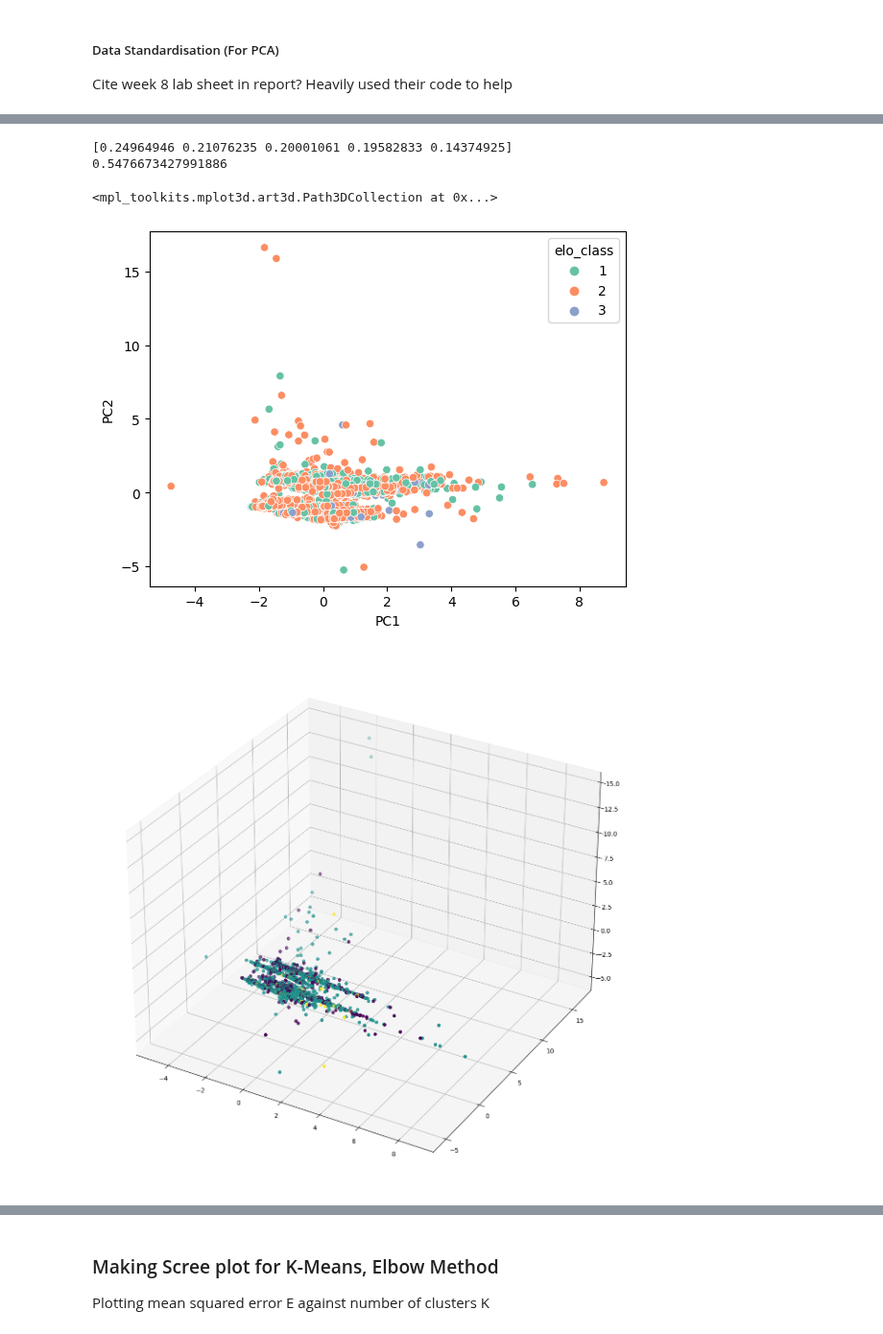
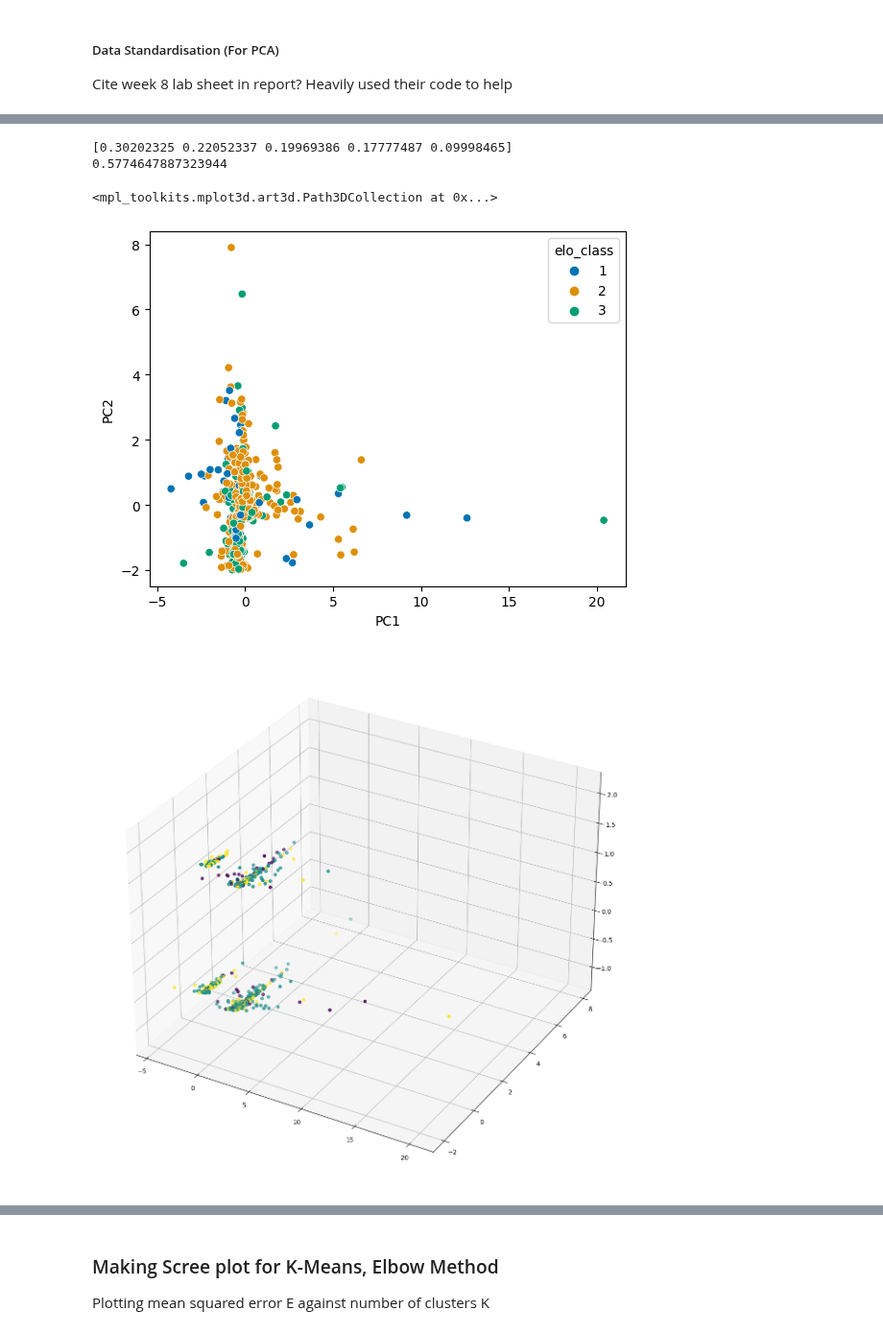
Before and after one commit to leon0241/fds-assignment-3, a Jupyter notebook: assignment-3-Q2.ipynb, the cells around one changed output, grey strips where cells are left out. Shown at 96% size. Cells and saved outputs as stored; diff of their text form; code cells hidden in the pictures.

```diff
--- a/assignment-3-Q2.ipynb
+++ b/assignment-3-Q2.ipynb
@@ -512,11 +521,11 @@ def group_elo(df_row):
 
     # if elo <= 500:
     #     df_row["elo_class"] = 1
-    if elo <= 1000:
+    if elo <= 700:
         df_row["elo_class"] = 1
     # elif elo <= 1500:
-    #     df_row["elo_class"] = 3
-    elif elo <= 2000:
+    # #     df_row["elo_class"] = 3
+    elif elo <= 1500:
         df_row["elo_class"] = 2
     # elif elo <= 2500:
     #     df_row["elo_class"] = 5
@@ -542,7 +551,7 @@ chess_filter['rated'] = chess_filter['rated'].replace({True:1, False:0})
 chess_filter['time_class'] = chess_filter['time_class'].replace({'rapid':2, 'blitz':1, 'bullet':0})
 
 # Drop irrelevant columns, and save differently - as a dataframe including the rating and one without
-chess_data_with_elo = chess_filter.drop(['fen', 'pgn', 'move_list', 'rated', 'time_control'], axis=1)
+chess_data_with_elo = chess_filter.drop(['fen', 'pgn', 'move_list', 'rated', 'time_control', 'time_class'], axis=1)
 
 # chess_data_with_elo["eval_diff"] = chess_data_with_elo["state_ep"] - chess_data_with_elo["state_best"]
 # chess_data_with_elo["eval_diff"] = chess_data_with_elo["state_best"]
@@ -551,13 +560,17 @@ chess_data_with_elo = chess_filter.drop(['fen', 'pgn', 'move_list', 'rated', 'ti
 # chess_data_with_elo["diff_with_best"] = chess_data_with_elo["state_best"]
 # chess_data_with_elo["diff_with_ep"] = chess_data_with_elo["state_ep"]
 
+# chess_data_with_elo = chess_data_with_elo[chess_data_with_elo["state_ep"] < 0]
+
 chess_data_with_elo = chess_data_with_elo.drop(['state_best', 'state_ep', 'pre_state', 'white_rating', 'black_rating'], axis=1)
 
 chess_data_with_elo = chess_data_with_elo.dropna()
-
+chess_data_with_elo = chess_data_with_elo[chess_data_with_elo["time_taken"] > 0]
+chess_data_with_elo = chess_data_with_elo[chess_data_with_elo["temptation"] < -1]
+# chess_data_with_elo = chess_data_with_elo[chess_data_with_elo["elo_class"] == 3]
 print(chess_data_with_elo.head())
 print('\n')
 
-
+print(len(chess_data_with_elo))
 # print(len(chess_data_with_elo[chess_data_with_elo["eval_diff"] < 0]))
 # %% [output]
@@ -611,39 +639,39 @@ test = scaler.transform(test)
 # Make an instance of the pca model
 pca = PCA(n_components=5)
 pca.fit(train)
 print(pca.explained_variance_ratio_)
 
 # Transform images with pca model
 train_result = pca.transform(train)
 test_result = pca.transform(test)
 # print(train_result)
 # Make an instance of knn model
-knn = KNeighborsClassifier(6)
+knn = KNeighborsClassifier(4)
 knn.fit(train_result, train_lbl)
 
 # Accuracy of knn test
 accuracy = knn.score(test, test_lbl)
 print(accuracy)
 
-sns.scatterplot(x=train_result[:, 0], y=train_result[:, 1], hue=train_lbl, palette="Set2")
+sns.scatterplot(x=train_result[:, 0], y=train_result[:, 1], hue=train_lbl, palette="colorblind")
 plt.xlabel('PC1')
 plt.ylabel('PC2')
 
 
 fig = plt.figure(figsize=(15,15))
 ax = fig.add_subplot(111, projection='3d')
 ax.scatter(train_result[:, 0], train_result[:, 1], train_result[:, 2], c=train_lbl)
 
 # test.drop("time_class")
 # print(train.dtypes)
 # print()
 # print(test.dtypes)
 # %% [output]
-[0.24964946 0.21076235 0.20001061 0.19582833 0.14374925]
-0.5476673427991886
+[0.30202325 0.22052337 0.19969386 0.17777487 0.09998465]
+0.5774647887323944
 <mpl_toolkits.mplot3d.art3d.Path3DCollection at 0x...>
-[figure, old version]
+[figure, new version]
-[figure, old version]
+[figure, new version]
 # %%
 PC_values = np.arange(pca.n_components_) + 1
 plt.plot(PC_values, pca.explained_variance_ratio_, 'o-', linewidth=2, color='blue')
```
Also changed, not shown: parts of 11 cells of this notebook.
